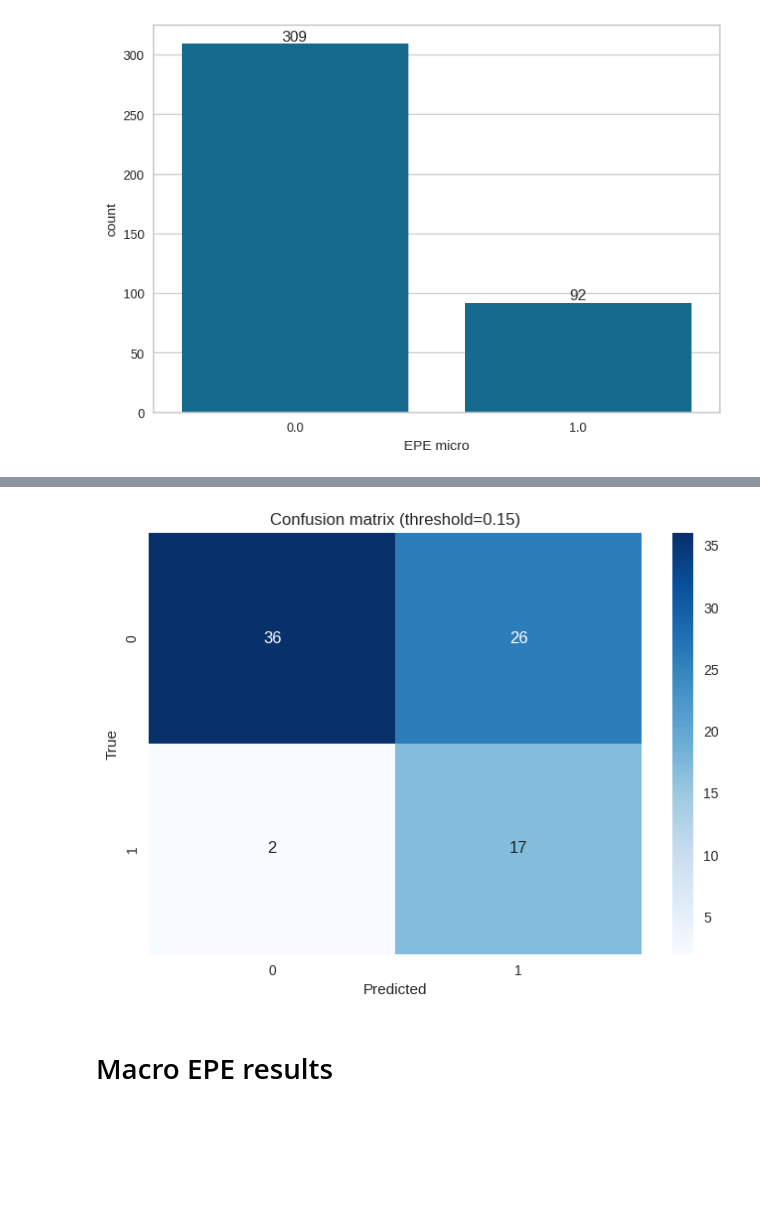
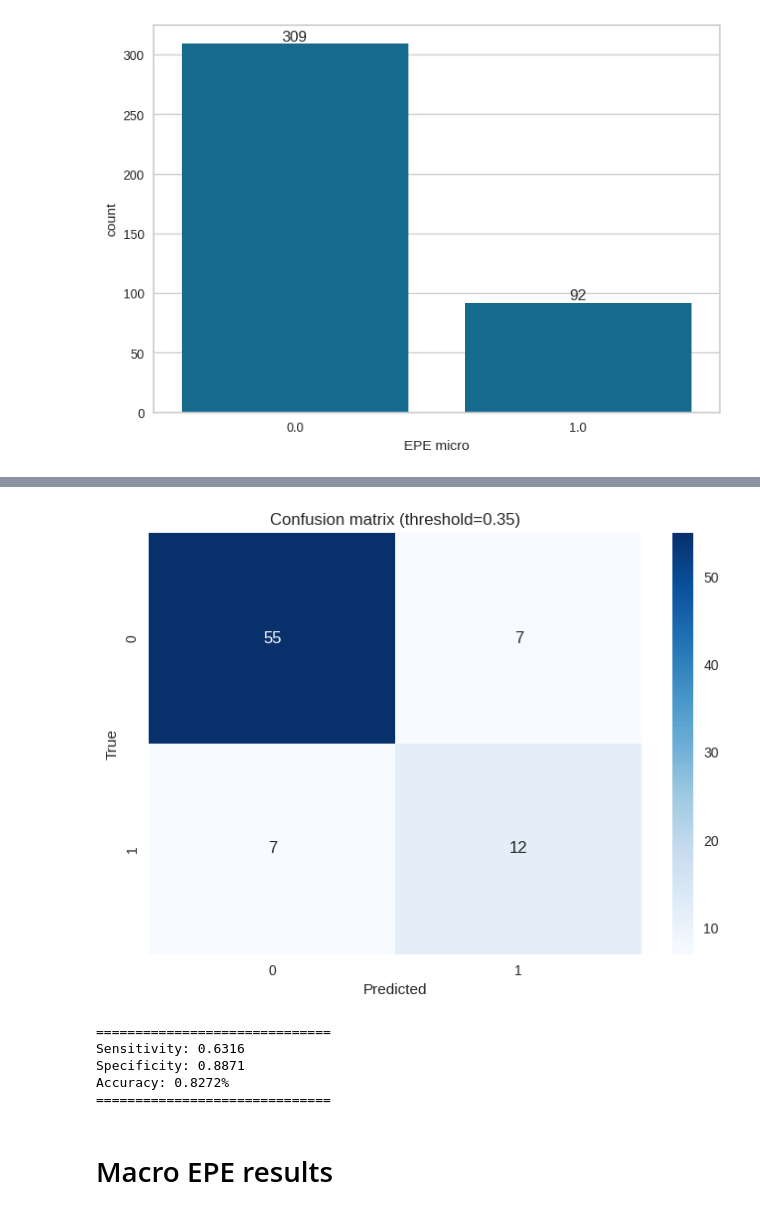
Before and after one commit to PiotrRenk/microscopic-epe-proj, a Jupyter notebook: notebooks/epe_unified.ipynb, the cells around one changed output, grey strips where cells are left out. Cells and saved outputs as stored; diff of their text form; code cells hidden in the pictures; blank space fills up the shorter version.

```diff
--- a/notebooks/epe_unified.ipynb
+++ b/notebooks/epe_unified.ipynb
@@ -91,9 +92,14 @@ Preparation of a new explainer is initiated
 A new explainer has been created!
 [figure]
 # %%
-plot_confusion_matrix(y_true, y_pred_probs=y_pred_probs, threshold=0.15)
+plot_confusion_matrix(y_true, y_pred_probs=y_pred_probs, threshold=0.35)
 # %% [output]
-[figure, old version]
+[figure, new version]
+==============================
+Sensitivity: 0.6316
+Specificity: 0.8871
+Accuracy: 0.8272%
+==============================
 # %% [markdown]
 # Macro EPE results
 # %%
```
Also changed, not shown: parts of 5 cells of this notebook, 19 other files.
